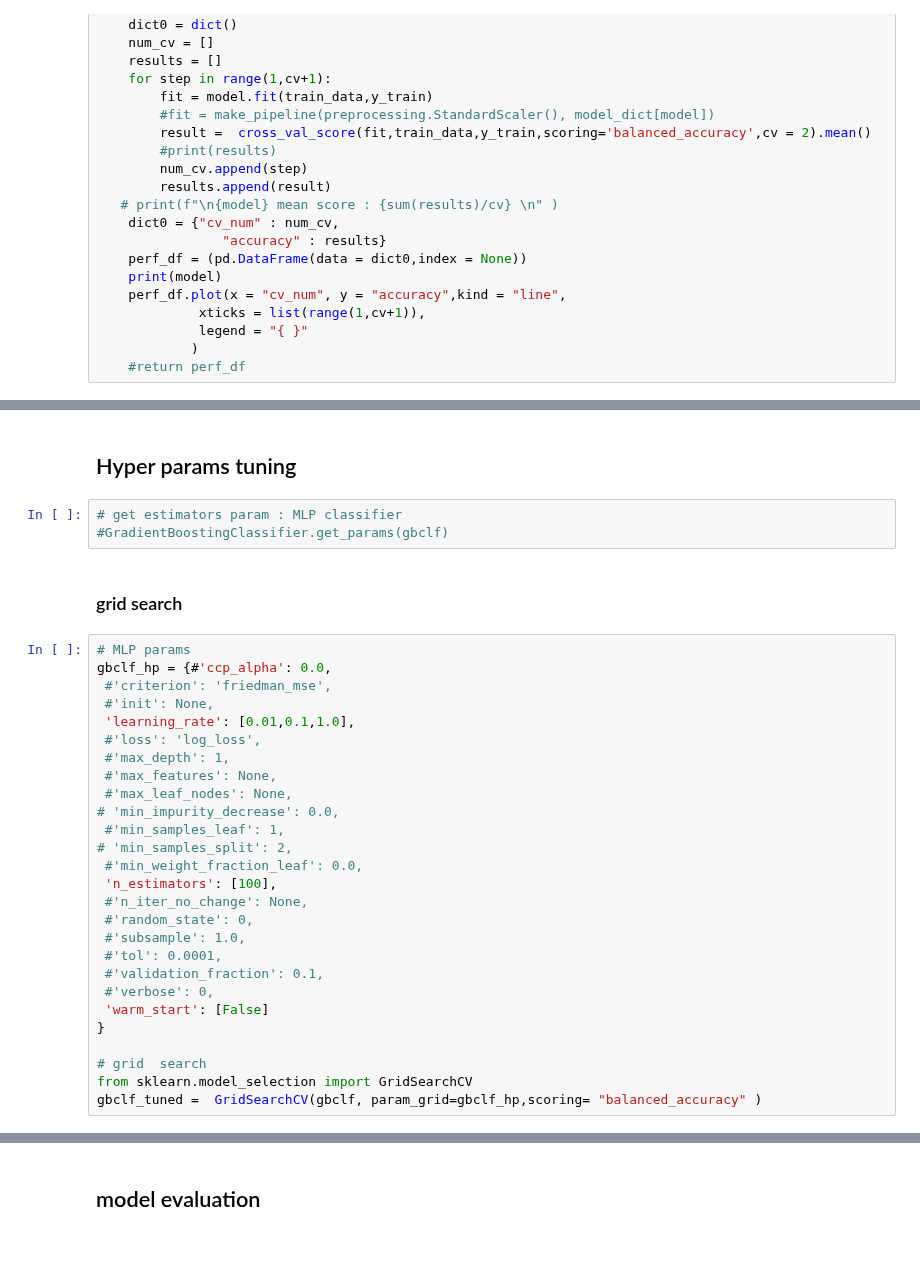
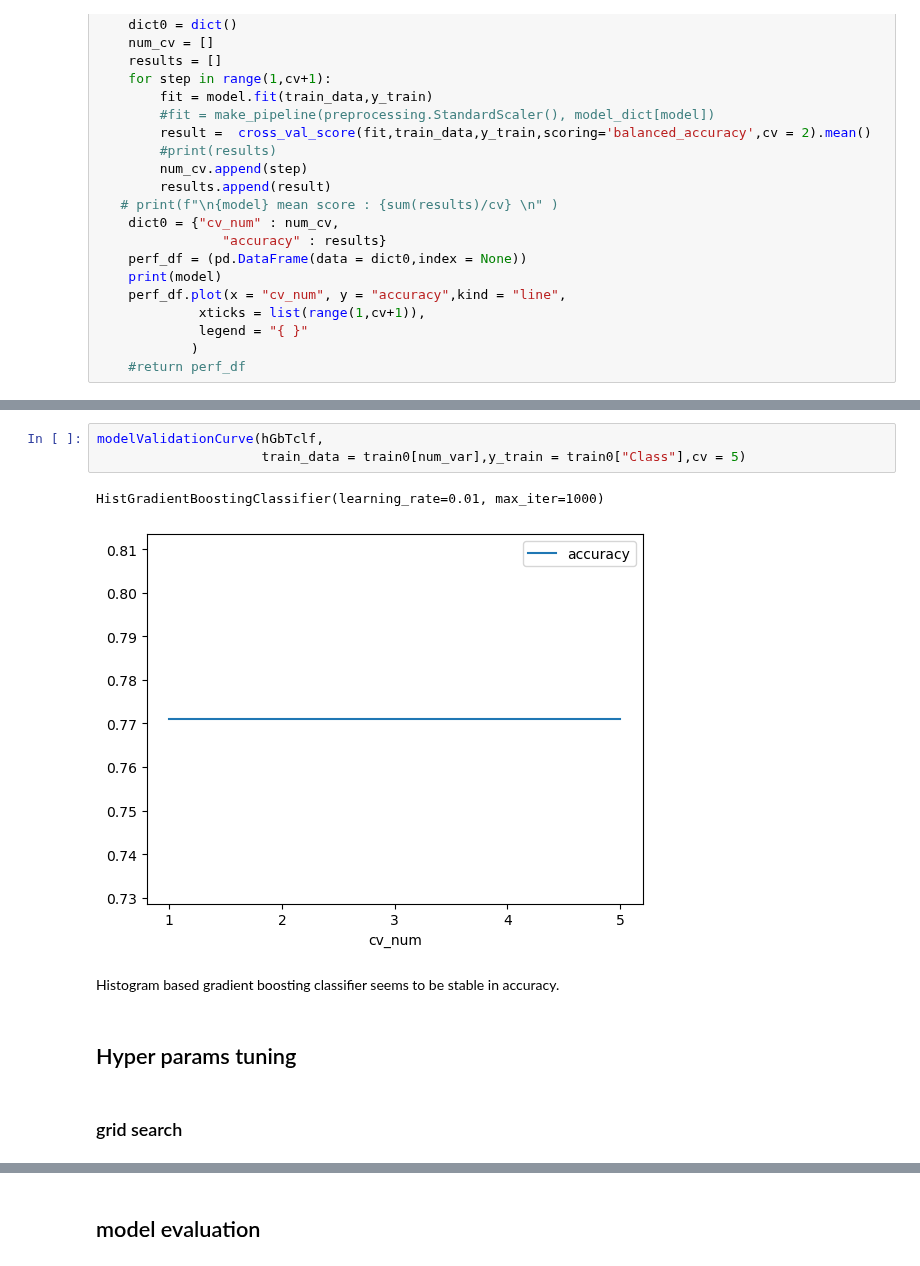
Before and after one commit to phenixMaster/ICR, a Jupyter notebook: icr-analysis-python.ipynb, the cells around one changed output, grey strips where cells are left out. Drawn from its saved outputs; the diff is of its cells as text.

```diff
--- a/icr-analysis-python.ipynb
+++ b/icr-analysis-python.ipynb
@@ -352,34 +365,12 @@ GradientBoostingClassifier(learning_rate=1.0, max_depth=1, random_state=0)
+# %%
+modelValidationCurve(hGbTclf,
+                     train_data = train0[num_var],y_train = train0["Class"],cv = 5)
+# %% [output]
+HistGradientBoostingClassifier(learning_rate=0.01, max_iter=1000)
+[figure, added]
+# %% [markdown]
+Histogram based gradient boosting classifier seems to be stable in accuracy.
 # %% [markdown]
 ## Hyper params tuning
-# %%
-# get estimators param : MLP classifier
-#GradientBoostingClassifier.get_params(gbclf)
 # %% [markdown]
 ### grid search
-# %%
-# MLP params
-gbclf_hp = {#'ccp_alpha': 0.0,
- #'criterion': 'friedman_mse',
- #'init': None,
- 'learning_rate': [0.01,0.1,1.0],
- #'loss': 'log_loss',
- #'max_depth': 1,
- #'max_features': None,
- #'max_leaf_nodes': None,
-# 'min_impurity_decrease': 0.0,
- #'min_samples_leaf': 1,
-# 'min_samples_split': 2,
- #'min_weight_fraction_leaf': 0.0,
- 'n_estimators': [100],
- #'n_iter_no_change': None,
- #'random_state': 0,
- #'subsample': 1.0,
- #'tol': 0.0001,
- #'validation_fraction': 0.1,
- #'verbose': 0,
- 'warm_start': [False]
-}
-
-# grid  search
-from sklearn.model_selection import GridSearchCV
-gbclf_tuned =  GridSearchCV(gbclf, param_grid=gbclf_hp,scoring= "balanced_accuracy" )
```
Also changed, not shown: parts of 36 cells of this notebook.
